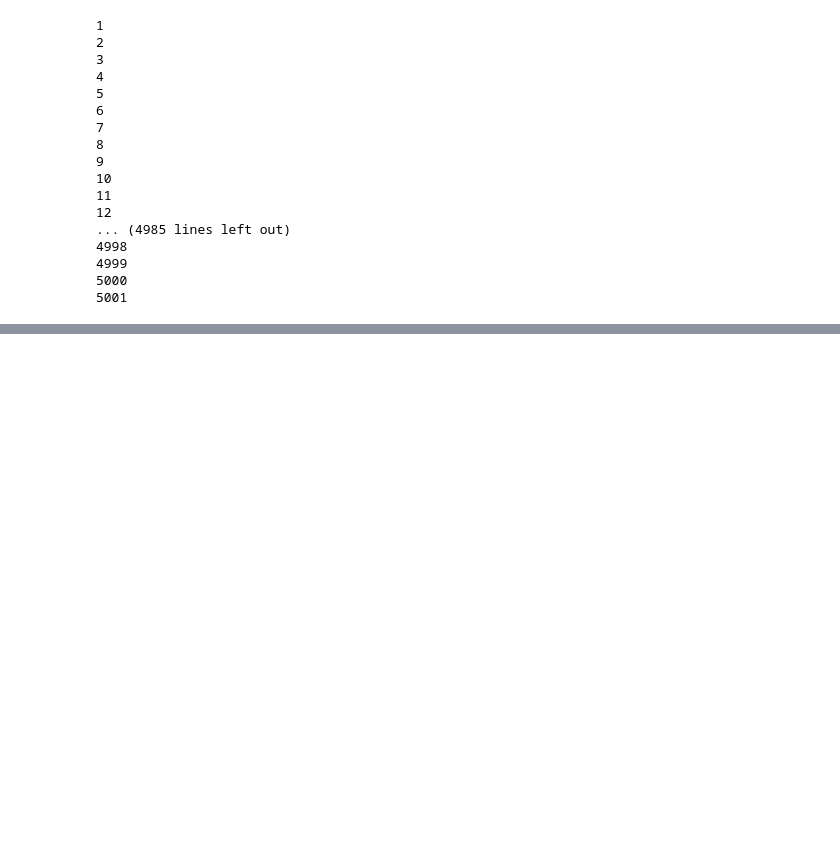
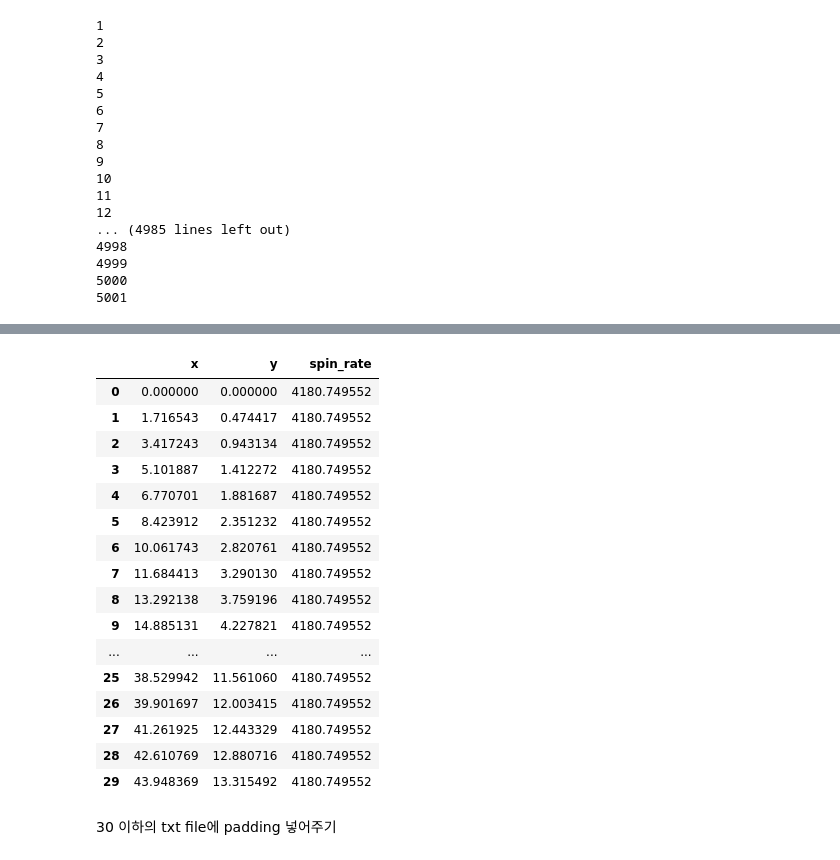
Before and after one commit to kwakeunji/DL_projects, a Jupyter notebook: lstm_short_game_golf/lstm_model.ipynb, the cells around one changed output, grey strips where cells are left out. Saved outputs shown, nothing was run; the diff lists cells and outputs as text; code cells hidden in the pictures; blank space fills up the shorter version.

```diff
--- a/lstm_short_game_golf/lstm_model.ipynb
+++ b/lstm_short_game_golf/lstm_model.ipynb
@@ -382,3 +418,28 @@ file.close()
+# %%
+data = pd.read_csv('/home/ines/github/DL_projects/lstm_short_game_golf/train_30/set7.txt',
+                                   sep= ',', names = ['x', 'y', 'spin_rate'])
+# %%
+data
+# %% [output]
+|  | x | y | spin_rate |
+| 0 | 0.000000 | 0.000000 | 4180.749552 |
+| 1 | 1.716543 | 0.474417 | 4180.749552 |
+| 2 | 3.417243 | 0.943134 | 4180.749552 |
+| 3 | 5.101887 | 1.412272 | 4180.749552 |
+| 4 | 6.770701 | 1.881687 | 4180.749552 |
+| 5 | 8.423912 | 2.351232 | 4180.749552 |
+| 6 | 10.061743 | 2.820761 | 4180.749552 |
+| 7 | 11.684413 | 3.290130 | 4180.749552 |
+| 8 | 13.292138 | 3.759196 | 4180.749552 |
+| 9 | 14.885131 | 4.227821 | 4180.749552 |
+| ... | ... | ... | ... |
+| 25 | 38.529942 | 11.561060 | 4180.749552 |
+| 26 | 39.901697 | 12.003415 | 4180.749552 |
+| 27 | 41.261925 | 12.443329 | 4180.749552 |
+| 28 | 42.610769 | 12.880716 | 4180.749552 |
+| 29 | 43.948369 | 13.315492 | 4180.749552 |
+# %% [markdown]
+30 이하의 txt file에 padding 넣어주기
 # %%
 import csv
 
```
Also changed, not shown: parts of 40 cells of this notebook.
